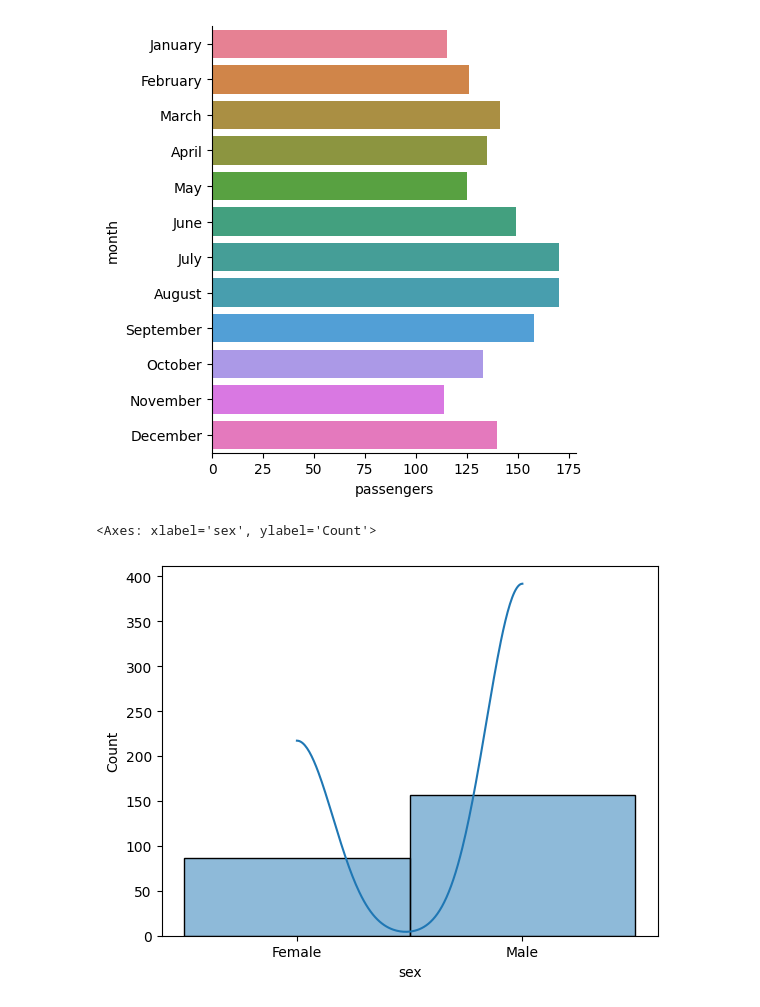
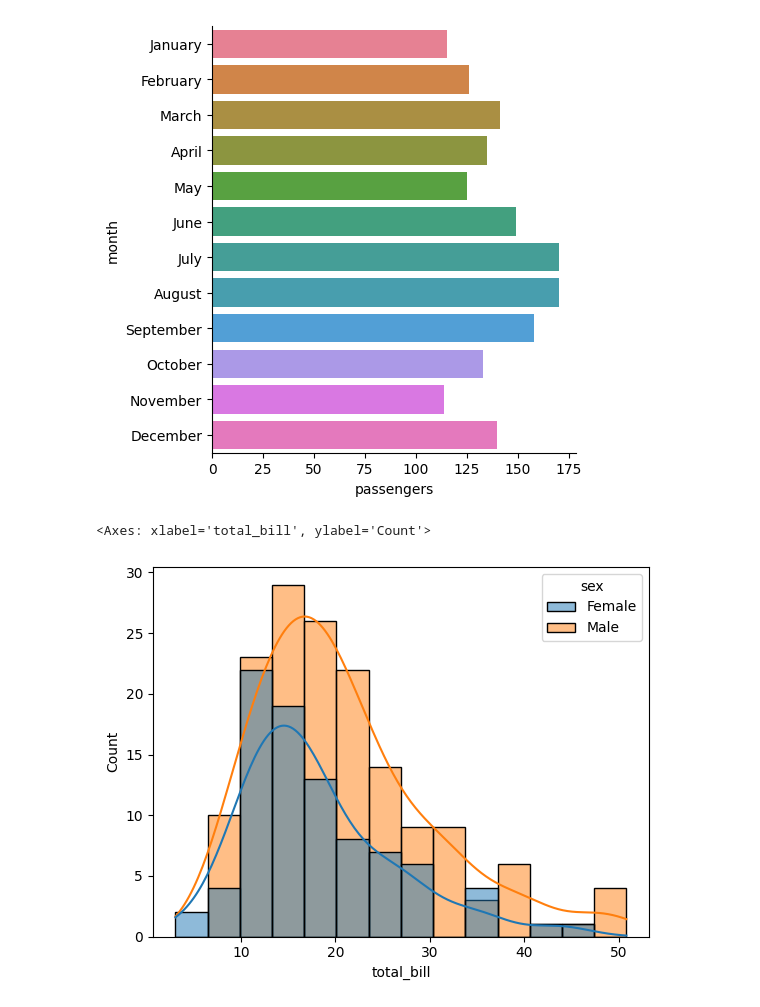
Before and after one commit to Thigo-Soulz/Segundo-Semestre, a Jupyter notebook: Python ll/Seaborn/Atividade_Seaborn.ipynb, the cells around one changed output. Cells and saved outputs as stored; diff of their text form; code cells hidden in the pictures.

```diff
--- a/Python ll/Seaborn/Atividade_Seaborn.ipynb
+++ b/Python ll/Seaborn/Atividade_Seaborn.ipynb
@@ -19,7 +19,7 @@ sns.catplot( x = "passengers", y= "month",kind= "bar", data=flights, hue = 'mont
 # %%
 tips = pd.read_csv('CSV/tips.csv',sep=';')
 
-sns.histplot(data =tips x = 'total_bill',hue = 'sex', kde=True)
+sns.histplot(data =tips, x = 'total_bill',hue = 'sex', kde=True)
 # %% [output]
-<Axes: xlabel='sex', ylabel='Count'>
+<Axes: xlabel='total_bill', ylabel='Count'>
-[figure, old version]
+[figure, new version]
```
